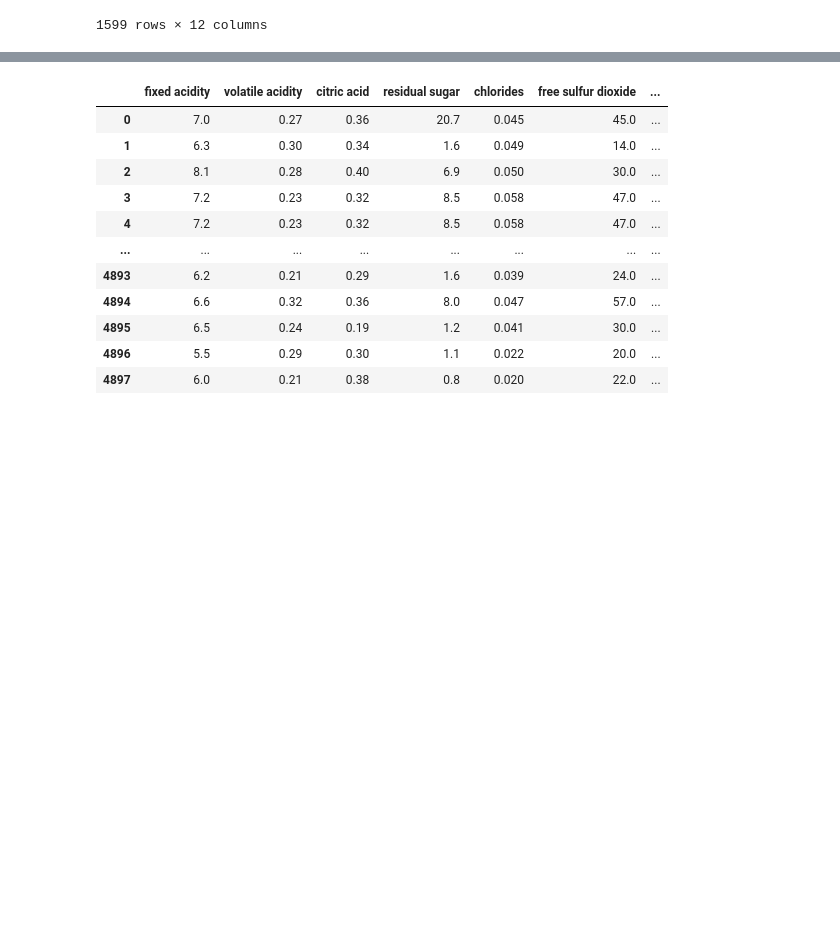
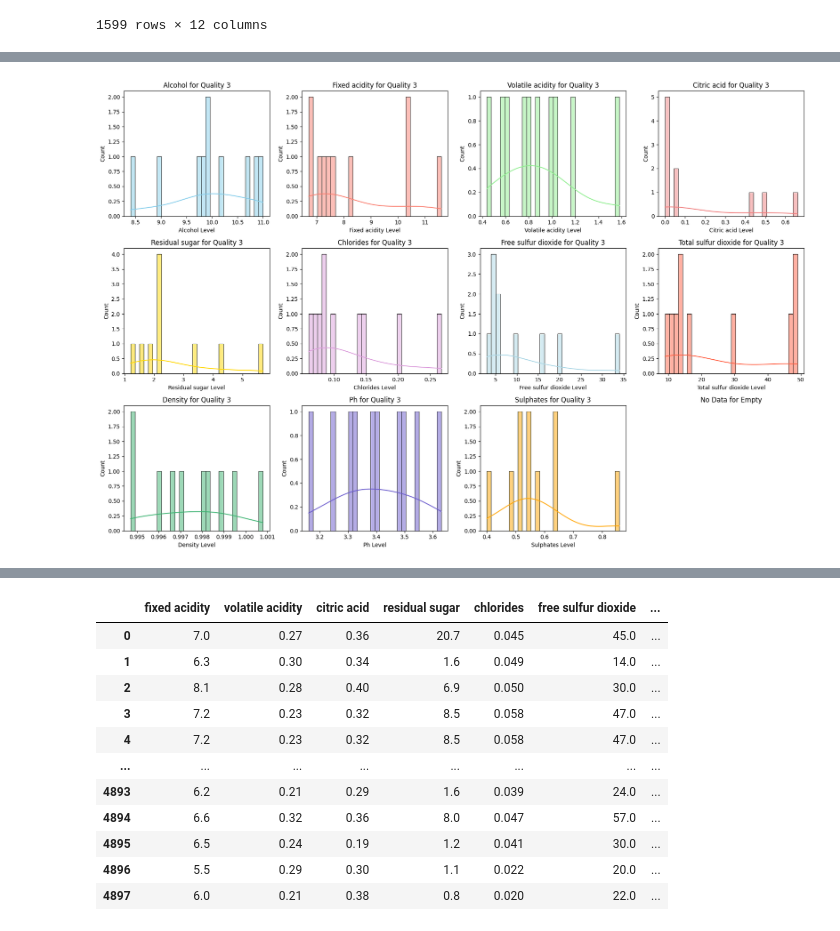
Before and after one commit to JinnOppa/BoyWithLuv-Team, a Jupyter notebook: Wine_Quality/pro_1.ipynb, the cells around one changed output, grey strips where cells are left out. Drawn from its saved outputs; the diff is of its cells as text; code cells hidden in the pictures; blank space fills up the shorter version.

```diff
--- a/Wine_Quality/pro_1.ipynb
+++ b/Wine_Quality/pro_1.ipynb
@@ -21,0 +89,26 @@ red_df
+# %%
+quality_3_data = red_df[red_df['quality'] == 3]
+
+columns_to_plot = ['alcohol', 'fixed acidity', 'volatile acidity', 'citric acid',
+                   'residual sugar', 'chlorides', 'free sulfur dioxide',
+                   'total sulfur dioxide', 'density', 'pH', 'sulphates']
+
+columns_to_plot += [None] * (12 - len(columns_to_plot))
+
+fig, axes = plt.subplots(nrows=3, ncols=4, figsize=(18, 12))
+
+for i, column in enumerate(columns_to_plot):
+    row, col = divmod(i, 4)
+    if column is not None and column in quality_3_data.columns:
+        sns.histplot(quality_3_data[column], bins=30, kde=True, edgecolor='black', ax=axes[row, col], color=colors[i])
+        axes[row, col].set_title(f'{column.capitalize()} for Quality 3')
+        axes[row, col].set_xlabel(f'{column.capitalize()} Level')
+        axes[row, col].set_ylabel('Count')
+    else:
+        axes[row, col].axis('off')
+        axes[row, col].set_title(f'No Data for {column.capitalize() if column else "Empty"}')
+
+plt.tight_layout()
+plt.show()
+# %% [output]
+[figure, added]
```
Also changed, not shown: parts of 9 cells of this notebook.
